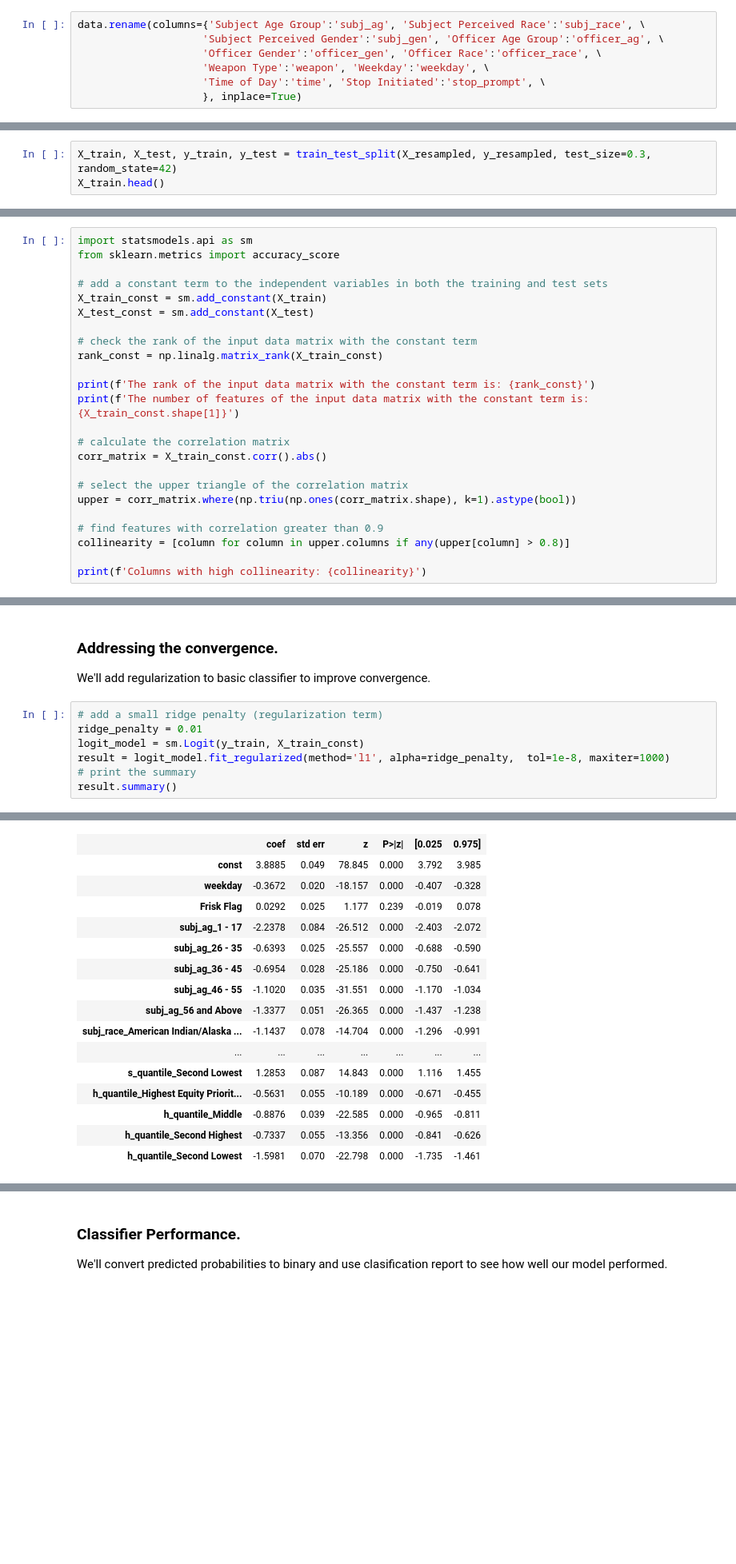
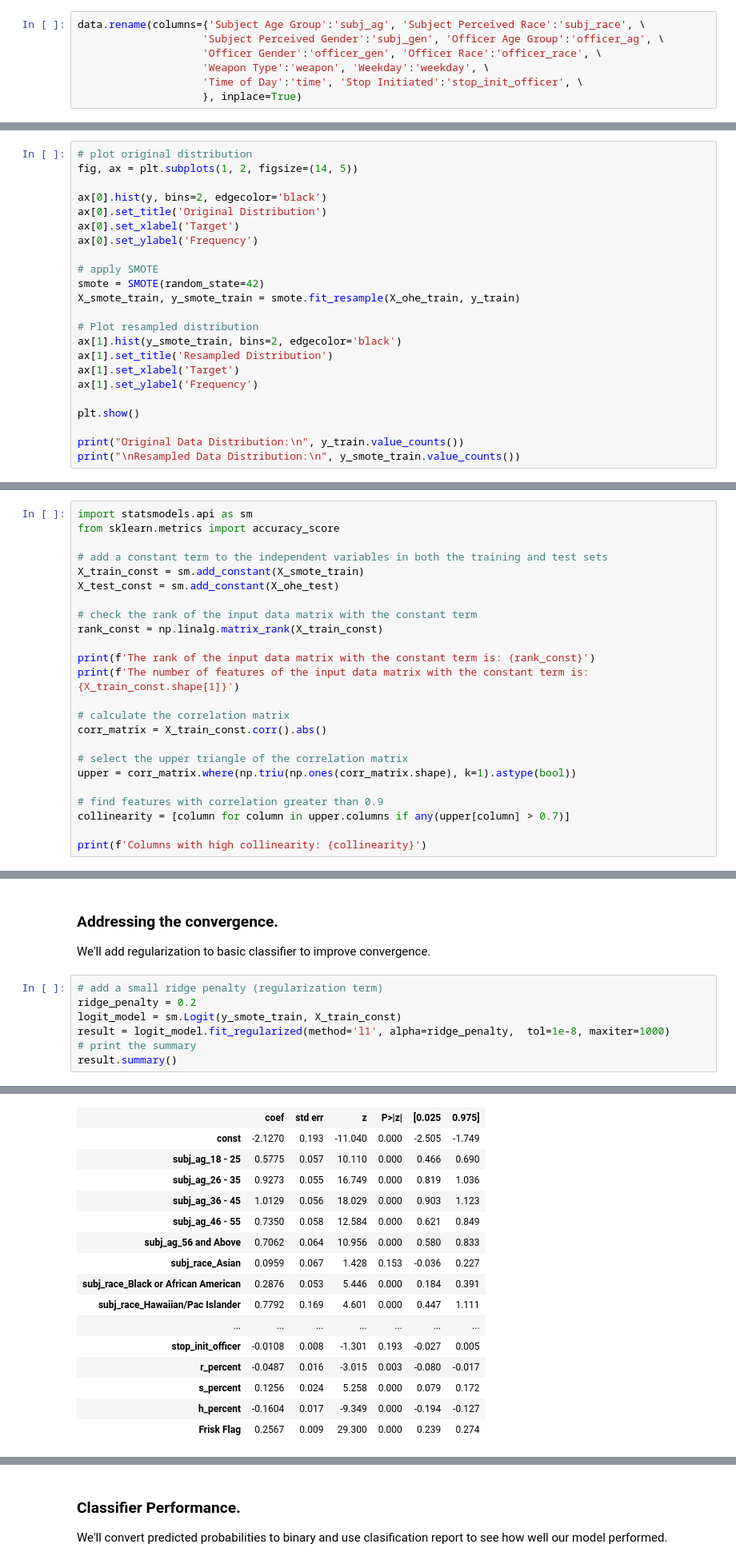
Before and after one commit to leksea/dsc-phase-3-project, a Jupyter notebook: Untitled.ipynb, the cells around one changed output, grey strips where cells are left out. Shown at 80% size. Cells and saved outputs as stored; diff of their text form; blank space fills up the shorter version.

```diff
--- a/Untitled.ipynb
+++ b/Untitled.ipynb
@@ -910,7 +1029,7 @@ data.rename(columns={'Subject Age Group':'subj_ag', 'Subject Perceived Race':'su
                     'Subject Perceived Gender':'subj_gen', 'Officer Age Group':'officer_ag', \
                     'Officer Gender':'officer_gen', 'Officer Race':'officer_race', \
                     'Weapon Type':'weapon', 'Weekday':'weekday', \
-                    'Time of Day':'time', 'Stop Initiated':'stop_prompt', \
+                    'Time of Day':'time', 'Stop Initiated':'stop_init_officer', \
                     }, inplace=True)
 # %%
 # check that all rows have arrest flag
@@ -1067,3 +1165,0 @@ X_resampled.drop(columns = cols_to_drop, inplace=True)
-# %%
-X_train, X_test, y_train, y_test = train_test_split(X_resampled, y_resampled, test_size=0.3, random_state=42)
-X_train.head()
@@ -1077,0 +1169,23 @@ X_train.head()
+# %%
+# plot original distribution
+fig, ax = plt.subplots(1, 2, figsize=(14, 5))
+
+ax[0].hist(y, bins=2, edgecolor='black')
+ax[0].set_title('Original Distribution')
+ax[0].set_xlabel('Target')
+ax[0].set_ylabel('Frequency')
+
+# apply SMOTE
+smote = SMOTE(random_state=42)
+X_smote_train, y_smote_train = smote.fit_resample(X_ohe_train, y_train)
+
+# Plot resampled distribution
+ax[1].hist(y_smote_train, bins=2, edgecolor='black')
+ax[1].set_title('Resampled Distribution')
+ax[1].set_xlabel('Target')
+ax[1].set_ylabel('Frequency')
+
+plt.show()
+
+print("Original Data Distribution:\n", y_train.value_counts())
+print("\nResampled Data Distribution:\n", y_smote_train.value_counts())
@@ -1084,8 +1219,8 @@ import statsmodels.api as sm
 from sklearn.metrics import accuracy_score
 
 # add a constant term to the independent variables in both the training and test sets
-X_train_const = sm.add_constant(X_train)
-X_test_const = sm.add_constant(X_test)
+X_train_const = sm.add_constant(X_smote_train)
+X_test_const = sm.add_constant(X_ohe_test)
 
 # check the rank of the input data matrix with the constant term
 rank_const = np.linalg.matrix_rank(X_train_const)
@@ -1100,7 +1235,7 @@ corr_matrix = X_train_const.corr().abs()
 upper = corr_matrix.where(np.triu(np.ones(corr_matrix.shape), k=1).astype(bool))
 
 # find features with correlation greater than 0.9
-collinearity = [column for column in upper.columns if any(upper[column] > 0.8)]
+collinearity = [column for column in upper.columns if any(upper[column] > 0.7)]
 
 print(f'Columns with high collinearity: {collinearity}')
 # %% [output]
@@ -1148,8 +1283,8 @@ Logit Regression Results
 We'll add regularization to basic classifier to improve convergence.
 # %%
 # add a small ridge penalty (regularization term)
-ridge_penalty = 0.01
-logit_model = sm.Logit(y_train, X_train_const)
+ridge_penalty = 0.2
+logit_model = sm.Logit(y_smote_train, X_train_const)
 result = logit_model.fit_regularized(method='l1', alpha=ridge_penalty,  tol=1e-8, maxiter=1000)
 # print the summary
 result.summary()
@@ -1169,17 +1304,17 @@ Logit Regression Results
 | Covariance Type: | nonrobust | LLR p-value: | 0.000 |
 |  | coef | std err | z | P>|z| | [0.025 | 0.975] |
-| const | 3.8885 | 0.049 | 78.845 | 0.000 | 3.792 | 3.985 |
-| weekday | -0.3672 | 0.020 | -18.157 | 0.000 | -0.407 | -0.328 |
-| Frisk Flag | 0.0292 | 0.025 | 1.177 | 0.239 | -0.019 | 0.078 |
-| subj_ag_1 - 17 | -2.2378 | 0.084 | -26.512 | 0.000 | -2.403 | -2.072 |
-| subj_ag_26 - 35 | -0.6393 | 0.025 | -25.557 | 0.000 | -0.688 | -0.590 |
-| subj_ag_36 - 45 | -0.6954 | 0.028 | -25.186 | 0.000 | -0.750 | -0.641 |
-| subj_ag_46 - 55 | -1.1020 | 0.035 | -31.551 | 0.000 | -1.170 | -1.034 |
-| subj_ag_56 and Above | -1.3377 | 0.051 | -26.365 | 0.000 | -1.437 | -1.238 |
-| subj_race_American Indian/Alaska ... | -1.1437 | 0.078 | -14.704 | 0.000 | -1.296 | -0.991 |
+| const | -2.1270 | 0.193 | -11.040 | 0.000 | -2.505 | -1.749 |
+| subj_ag_18 - 25 | 0.5775 | 0.057 | 10.110 | 0.000 | 0.466 | 0.690 |
+| subj_ag_26 - 35 | 0.9273 | 0.055 | 16.749 | 0.000 | 0.819 | 1.036 |
+| subj_ag_36 - 45 | 1.0129 | 0.056 | 18.029 | 0.000 | 0.903 | 1.123 |
+| subj_ag_46 - 55 | 0.7350 | 0.058 | 12.584 | 0.000 | 0.621 | 0.849 |
+| subj_ag_56 and Above | 0.7062 | 0.064 | 10.956 | 0.000 | 0.580 | 0.833 |
+| subj_race_Asian | 0.0959 | 0.067 | 1.428 | 0.153 | -0.036 | 0.227 |
+| subj_race_Black or African American | 0.2876 | 0.053 | 5.446 | 0.000 | 0.184 | 0.391 |
+| subj_race_Hawaiian/Pac Islander | 0.7792 | 0.169 | 4.601 | 0.000 | 0.447 | 1.111 |
 | ... | ... | ... | ... | ... | ... | ... |
-| s_quantile_Second Lowest | 1.2853 | 0.087 | 14.843 | 0.000 | 1.116 | 1.455 |
-| h_quantile_Highest Equity Priorit... | -0.5631 | 0.055 | -10.189 | 0.000 | -0.671 | -0.455 |
-| h_quantile_Middle | -0.8876 | 0.039 | -22.585 | 0.000 | -0.965 | -0.811 |
-| h_quantile_Second Highest | -0.7337 | 0.055 | -13.356 | 0.000 | -0.841 | -0.626 |
-| h_quantile_Second Lowest | -1.5981 | 0.070 | -22.798 | 0.000 | -1.735 | -1.461 |
+| stop_init_officer | -0.0108 | 0.008 | -1.301 | 0.193 | -0.027 | 0.005 |
+| r_percent | -0.0487 | 0.016 | -3.015 | 0.003 | -0.080 | -0.017 |
+| s_percent | 0.1256 | 0.024 | 5.258 | 0.000 | 0.079 | 0.172 |
+| h_percent | -0.1604 | 0.017 | -9.349 | 0.000 | -0.194 | -0.127 |
+| Frisk Flag | 0.2567 | 0.009 | 29.300 | 0.000 | 0.239 | 0.274 |
```
Also changed, not shown: parts of 97 cells of this notebook.
